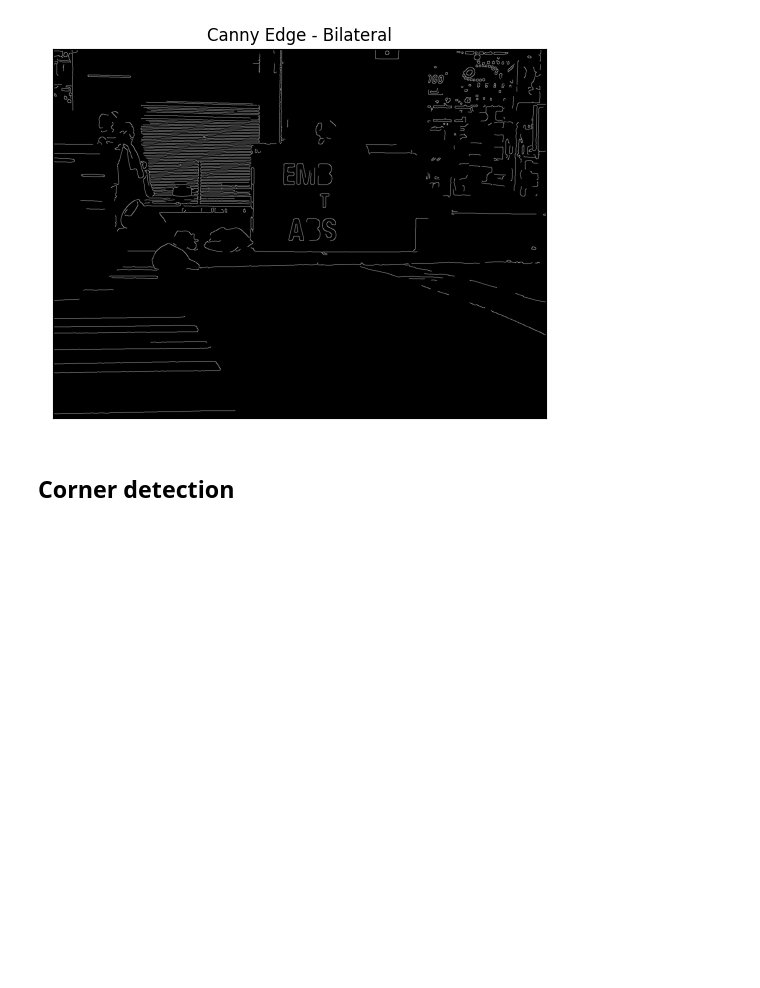
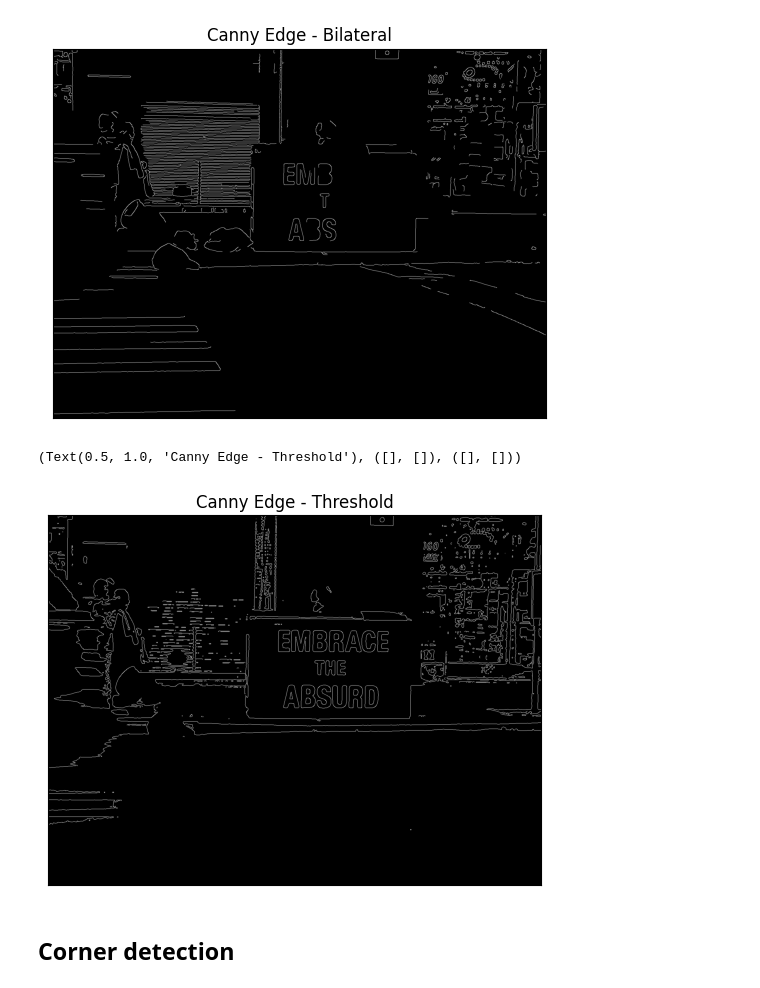
Before and after one commit to leonokida/image-processing-1, a Jupyter notebook: TA1.ipynb, the cells around one changed output. Saved outputs shown, nothing was run; the diff lists cells and outputs as text; code cells hidden in the pictures; blank space fills up the shorter version.

```diff
--- a/TA1.ipynb
+++ b/TA1.ipynb
@@ -162,6 +179,18 @@ plt.title('Canny Edge - Bilateral'), plt.xticks([]), plt.yticks([])
 # %% [output]
 (Text(0.5, 1.0, 'Canny Edge - Bilateral'), ([], []), ([], []))
 [figure]
+# %%
+# combinando threshold e canny edge
+
+_, img_thresh = cv.threshold(gaussianBlur, 127, 255, cv.THRESH_BINARY)
+
+edges = cv.Canny(img_thresh, 100, 200)
+
+plt.plot(2,2,4),plt.imshow(edges,cmap = 'gray')
+plt.title('Canny Edge - Threshold'), plt.xticks([]), plt.yticks([])
+# %% [output]
+(Text(0.5, 1.0, 'Canny Edge - Threshold'), ([], []), ([], []))
+[figure, added]
 # %% [markdown]
 ## Corner detection
 # %%
```
Also changed, not shown: parts of 4 cells of this notebook.
